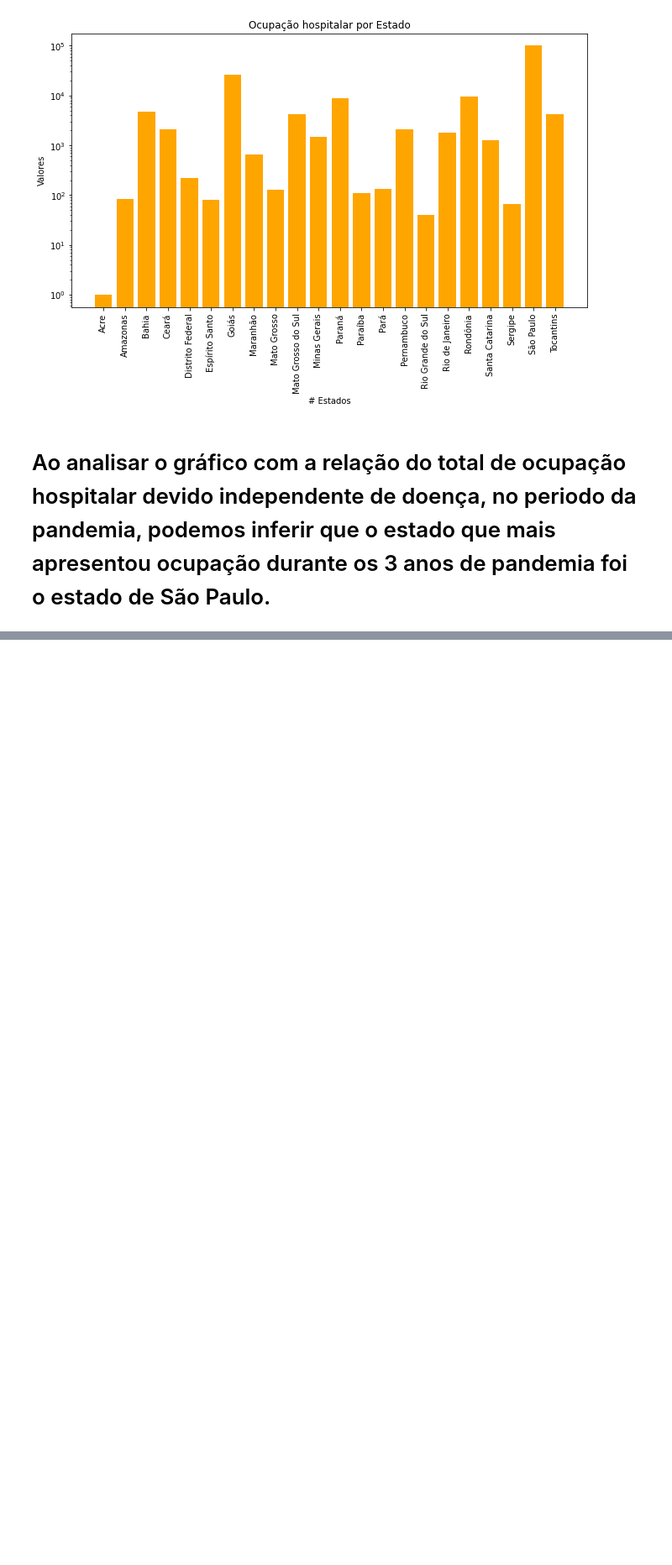
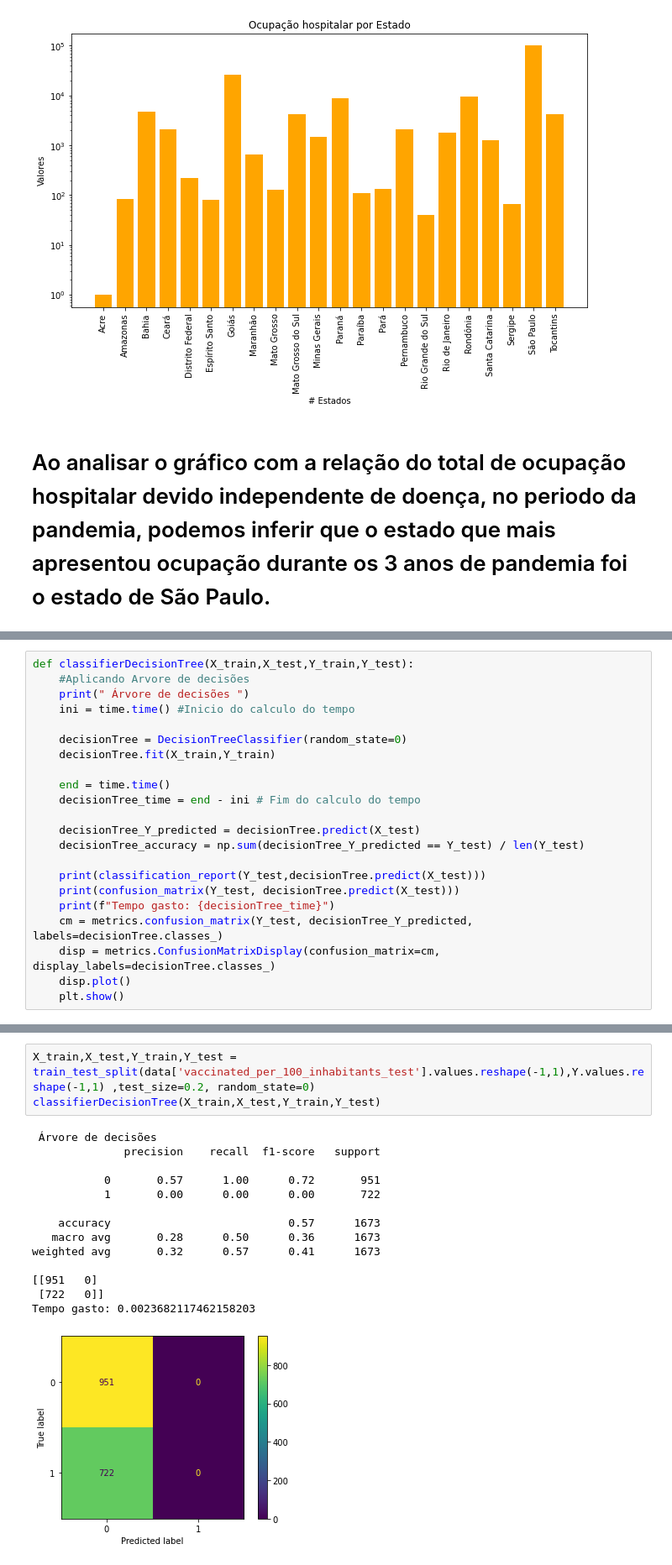
Before and after one commit to lucianobajr/TP-CCF425, a Jupyter notebook: src/main.ipynb, the cells around one changed output, grey strips where cells are left out. Shown at 84% size. Cells and saved outputs as stored; diff of their text form; blank space fills up the shorter version.

```diff
--- a/src/main.ipynb
+++ b/src/main.ipynb
@@ -1220,0 +1290,22 @@ occupation_per_state('totalOcupacaoHospitalar',"Ocupação hospitalar por Estado
+# %%
+def classifierDecisionTree(X_train,X_test,Y_train,Y_test):
+    #Aplicando Arvore de decisões
+    print(" Árvore de decisões ")
+    ini = time.time() #Inicio do calculo do tempo
+
+    decisionTree = DecisionTreeClassifier(random_state=0)
+    decisionTree.fit(X_train,Y_train)
+
+    end = time.time()
+    decisionTree_time = end - ini # Fim do calculo do tempo
+
+    decisionTree_Y_predicted = decisionTree.predict(X_test)
+    decisionTree_accuracy = np.sum(decisionTree_Y_predicted == Y_test) / len(Y_test)
+
+    print(classification_report(Y_test,decisionTree.predict(X_test)))
+    print(confusion_matrix(Y_test, decisionTree.predict(X_test)))
+    print(f"Tempo gasto: {decisionTree_time}")
+    cm = metrics.confusion_matrix(Y_test, decisionTree_Y_predicted, labels=decisionTree.classes_)
+    disp = metrics.ConfusionMatrixDisplay(confusion_matrix=cm, display_labels=decisionTree.classes_)
+    disp.plot()
+    plt.show()
@@ -1220,0 +1341,18 @@ occupation_per_state('totalOcupacaoHospitalar',"Ocupação hospitalar por Estado
+# %%
+X_train,X_test,Y_train,Y_test = train_test_split(data['vaccinated_per_100_inhabitants_test'].values.reshape(-1,1),Y.values.reshape(-1,1) ,test_size=0.2, random_state=0)
+classifierDecisionTree(X_train,X_test,Y_train,Y_test)
+# %% [output]
+ Árvore de decisões
+              precision    recall  f1-score   support
+
+           0       0.57      1.00      0.72       951
+           1       0.00      0.00      0.00       722
+
+    accuracy                           0.57      1673
+   macro avg       0.28      0.50      0.36      1673
+weighted avg       0.32      0.57      0.41      1673
+
+[[951   0]
+ [722   0]]
+Tempo gasto: 0.0023682117462158203
+[figure, added]
```
Also changed, not shown: parts of 48 cells of this notebook.
